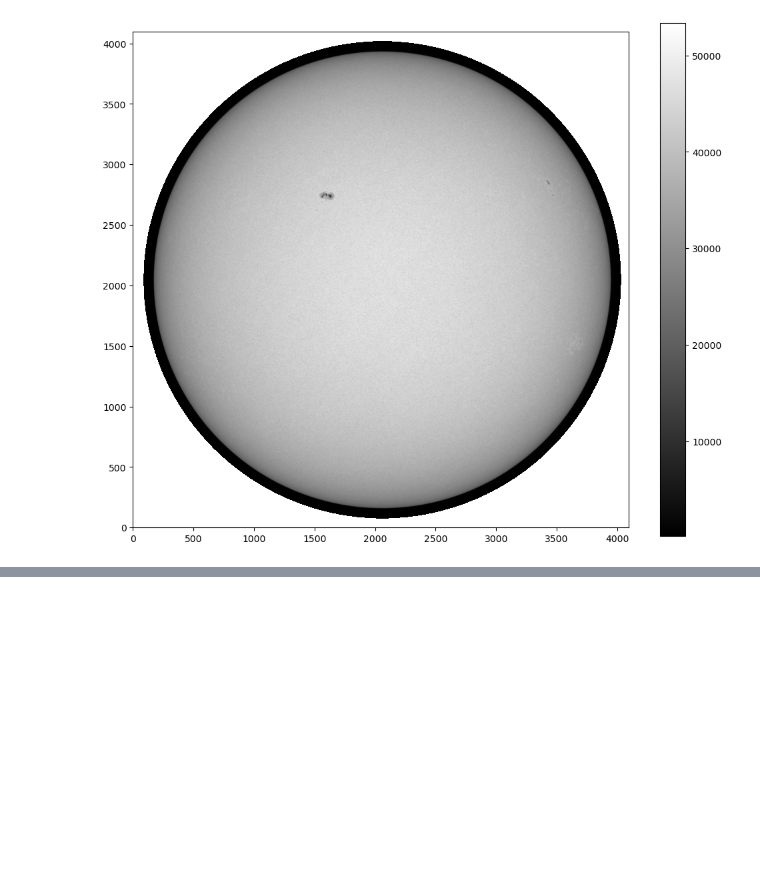
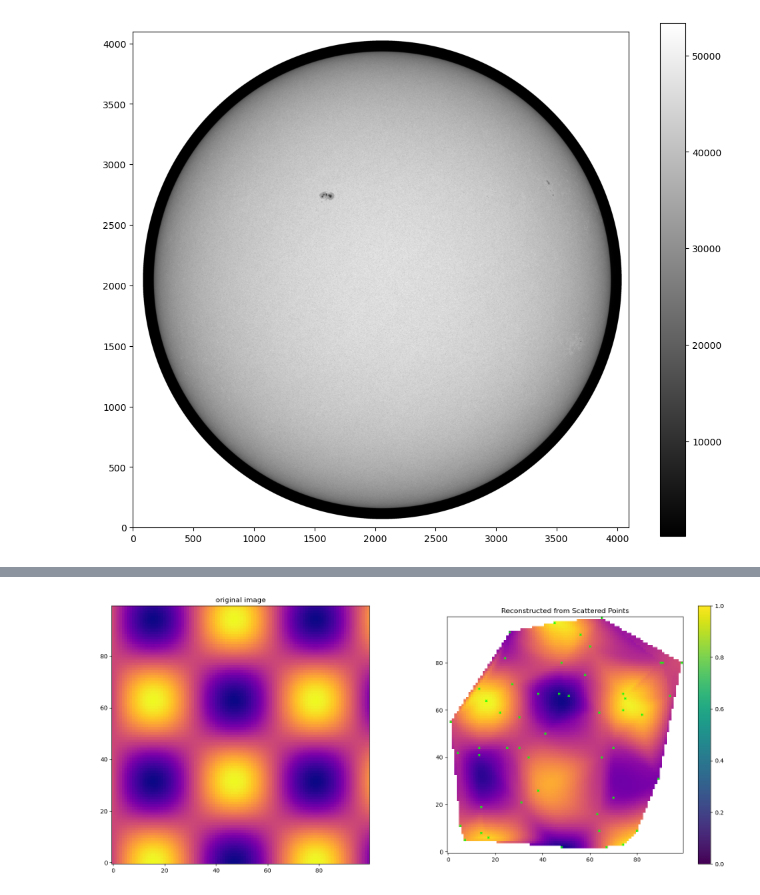
Before and after one commit to jameswcrowley/summer2026_mentoring, a Jupyter notebook: package_tutorial.ipynb, the cells around one changed output, grey strips where cells are left out. Cells and saved outputs as stored; diff of their text form; code cells hidden in the pictures; blank space fills up the shorter version.

```diff
--- a/package_tutorial.ipynb
+++ b/package_tutorial.ipynb
@@ -326,0 +418,37 @@ plt.colorbar()
+# %%
+# another cool example:
+
+# Define target image resolution
+grid_y, grid_x = np.mgrid[0:100, 0:100]
+
+# Generate 50 random pixel coordinate samples across a 100x100 space
+num = 50
+
+known_y = np.random.randint(0, 100, size=num)
+known_x = np.random.randint(0, 100, size=num)
+
+# Generate synthetic pixel values (e.g., a smooth wave pattern)
+known_values = np.sin(known_x / 10.0) * np.cos(known_y / 10.0)
+
+# Interpolate the unstructured data onto the 100x100 grid
+# Options for method: 'nearest', 'linear', 'cubic'
+reconstructed_image = inter.griddata(
+    (known_y, known_x), known_values, (grid_y, grid_x), method='cubic'
+)
+
+
+plt.figure(figsize = [20, 8])
+
+plt.subplot(1,2,1)
+plt.title('original image')
+plt.imshow(np.sin(grid_x / 10.0) * np.cos(grid_y / 10.0), cmap='plasma', origin='lower')
+
+plt.subplot(1,2,2)
+plt.imshow(reconstructed_image, cmap='plasma', origin='lower')
+plt.title("Reconstructed from Scattered Points")
+
+plt.scatter(known_x, known_y, c = 'xkcd:neon green', marker = 'x', s = 10)
+plt.colorbar()
+plt.show()
+# %% [output]
+[figure, added]
```
Also changed, not shown: parts of 20 cells of this notebook, 1 other file.
